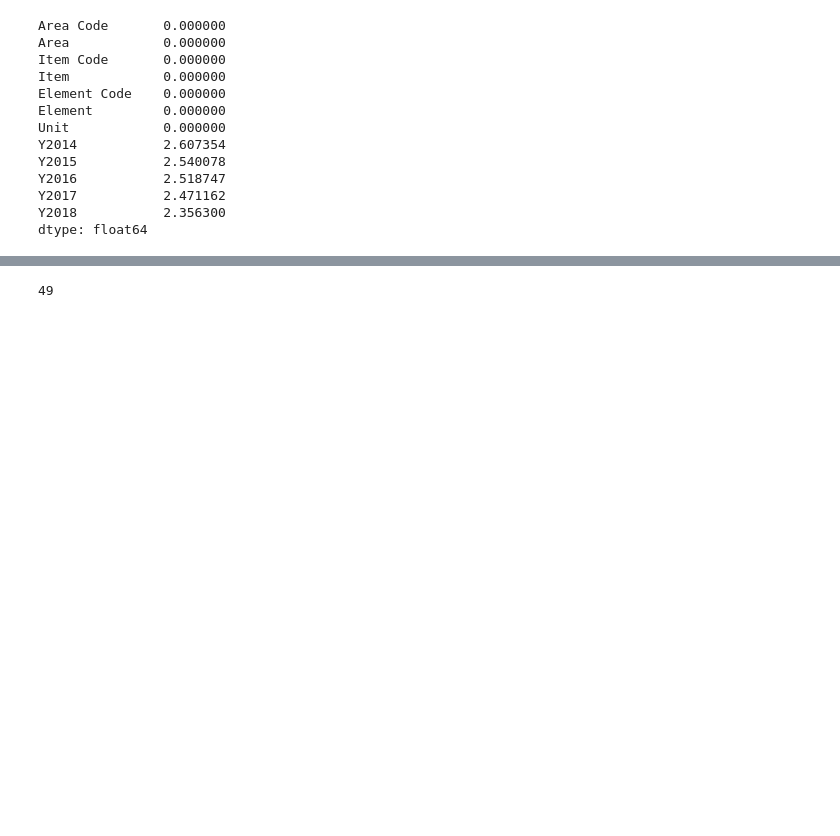
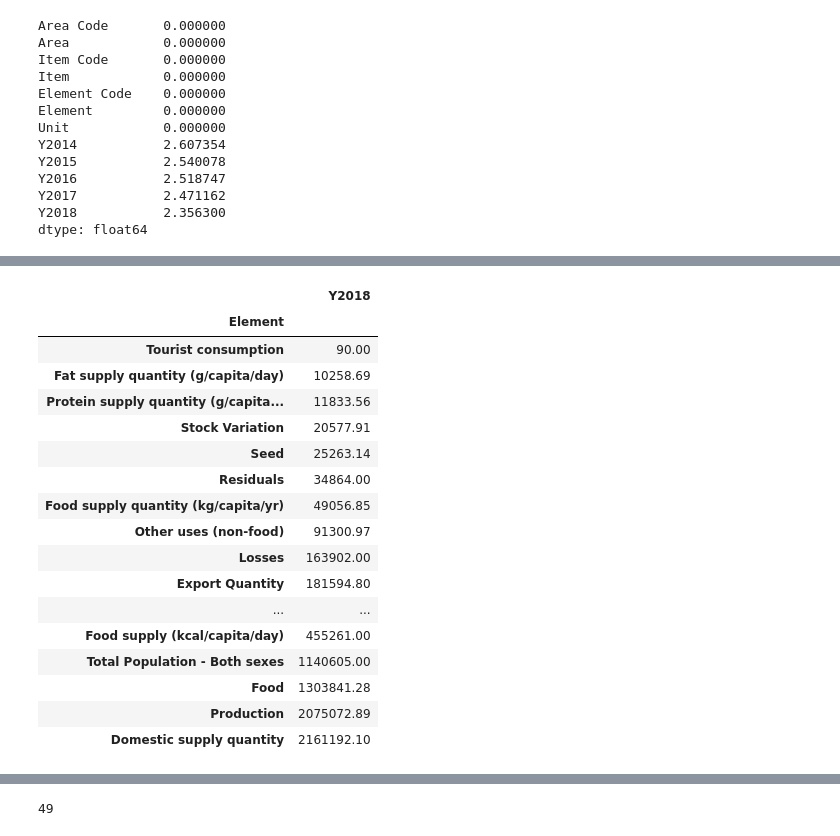
Before and after one commit to Tiamiyu1/HDSC, a Jupyter notebook: 1. Hamoye_ML.ipynb, the cells around one changed output, grey strips where cells are left out. Cells and saved outputs as stored; diff of their text form; code cells hidden in the pictures; blank space fills up the shorter version.

```diff
--- a/1. Hamoye_ML.ipynb
+++ b/1. Hamoye_ML.ipynb
@@ -127,3 +150,25 @@ dtype: float64
+# %%
+aa = food.groupby('Element')[['Element', 'Y2018']] .sum()
+aa.sort_values(by='Y2018')
+# %% [output]
+|  | Y2018 |
+| Element |  |
+| Tourist consumption | 90.00 |
+| Fat supply quantity (g/capita/day) | 10258.69 |
+| Protein supply quantity (g/capita... | 11833.56 |
+| Stock Variation | 20577.91 |
+| Seed | 25263.14 |
+| Residuals | 34864.00 |
+| Food supply quantity (kg/capita/yr) | 49056.85 |
+| Other uses (non-food) | 91300.97 |
+| Losses | 163902.00 |
+| Export Quantity | 181594.80 |
+| ... | ... |
+| Food supply (kcal/capita/day) | 455261.00 |
+| Total Population - Both sexes | 1140605.00 |
+| Food | 1303841.28 |
+| Production | 2075072.89 |
+| Domestic supply quantity | 2161192.10 |
 # %%
 food.groupby(['Element', 'Area']).sum().loc['Import Quantity']
 # %% [output]
```
Also changed, not shown: parts of 3 cells of this notebook.
